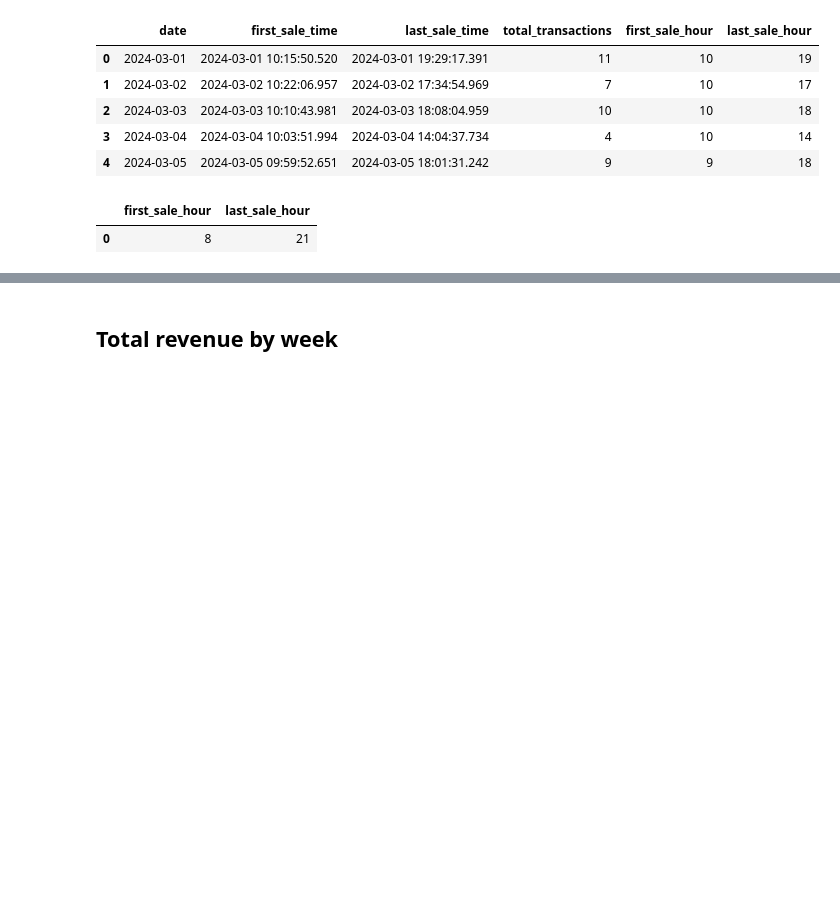
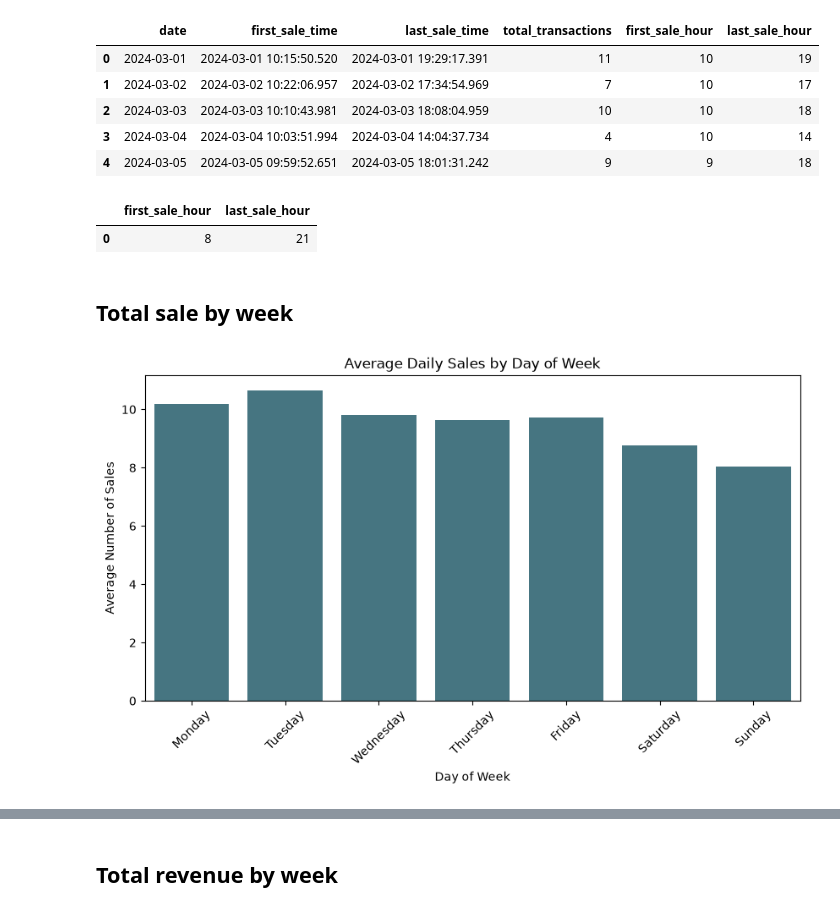
Before and after one commit to carolb146/coffee-sales-case, a Jupyter notebook: exploration/02_exploratory_data_analysis.ipynb, the cells around one changed output, grey strips where cells are left out. Cells and saved outputs as stored; diff of their text form; code cells hidden in the pictures; blank space fills up the shorter version.

```diff
--- a/exploration/02_exploratory_data_analysis.ipynb
+++ b/exploration/02_exploratory_data_analysis.ipynb
@@ -66,3 +66,39 @@ daily_time_range[["first_sale_hour", "last_sale_hour"]].mode()
 # %% [output]
 |  | first_sale_hour | last_sale_hour |
 | 0 | 8 | 21 |
+# %% [markdown]
+## Total sale by week
+# %%
+daily_sales = (
+    df.groupby("date")
+    .agg(sales_quantity=("coffee_name", "count"))
+    .reset_index()
+)
+
+daily_sales["day_of_week"] = daily_sales["date"].dt.day_name()
+daily_sales["day_of_week_num"] = daily_sales["date"].dt.dayofweek
+
+avg_sales_by_weekday = (
+    daily_sales
+    .groupby(["day_of_week_num", "day_of_week"])
+    .agg(avg_sales_quantity=("sales_quantity", "mean"))
+    .reset_index()
+    .sort_values("day_of_week_num")
+)
+# %%
+plt.figure(figsize=(10, 5))
+
+sns.barplot(
+    data=avg_sales_by_weekday,
+    x="day_of_week",
+    y="avg_sales_quantity",
+    color="#3C7B8B"
+)
+
+plt.title("Average Daily Sales by Day of Week")
+plt.xlabel("Day of Week")
+plt.ylabel("Average Number of Sales")
+plt.xticks(rotation=45)
+plt.show()
+# %% [output]
+[figure, added]
```
Also changed, not shown: parts of 23 cells of this notebook, 6 other files.
